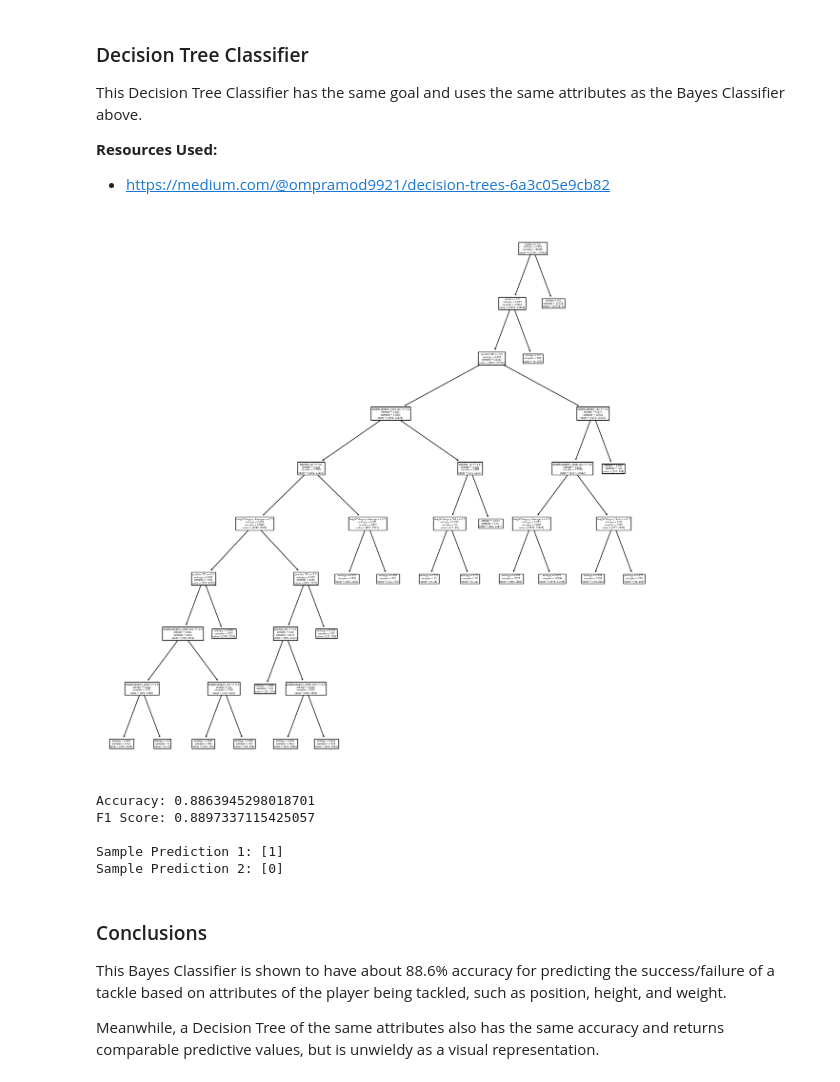
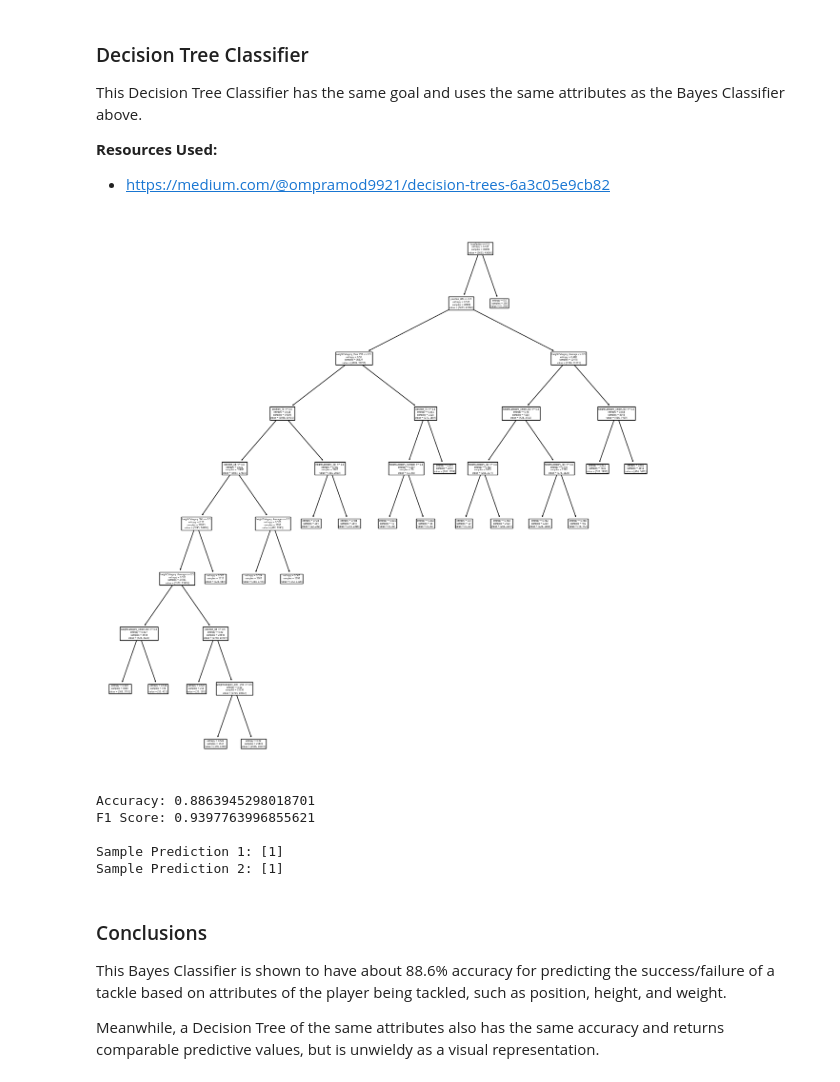
Before and after one commit to sesh9096/csci4502project, a Jupyter notebook: src/classifier_analysis.ipynb, the cells around one changed output. Cells and saved outputs as stored; diff of their text form; code cells hidden in the pictures.

Commit message:
Adjusted classifiers to use 'trueTackles' instead to account for incorrectly marked 'tackle'

```diff
--- a/src/classifier_analysis.ipynb
+++ b/src/classifier_analysis.ipynb
@@ -71,6 +71,15 @@ attributed_tackles = attributed_tackles.merge(players, left_on='ballCarrierId',
 attributed_tackles = attributed_tackles[['playId', 'tackle', 'assist', 'forcedFumble', 'pff_missedTackle',
                                          'ballCarrierId', 'ballCarrierDisplayName', 'height', 'weight',
                                          'position']]
+
+# Creating column for "true tackles", because:
+# In addition to basic tackles (marked as 'tackle'==1),
+# those marked as 'assist'==1 and 'tackle'==0
+# are actually tackles as well.
+attributed_tackles['trueTackle'] = np.where((attributed_tackles['tackle'] == 1) |
+                                            ((attributed_tackles['assist'] == 1) &
+                                             (attributed_tackles['tackle'] == 0)),
+                                             1, 0)
 
 # Viewing distribution of height/weight values
 attributed_tackles['weight'].min() # 153
@@ -130,13 +139,13 @@ attributed_tackles
 # %%
-final_subset = attributed_tackles[['tackle', 'assist', 'forcedFumble',
+final_subset = attributed_tackles[['forcedFumble', 'trueTackle',
                                    'position', 'heightCategory', 'weightCategory']]
 tree_final_subset = final_subset
 final_subset = pd.get_dummies(final_subset, columns=['position', 'heightCategory', 'weightCategory'])
 
 # Bayes Classifier
 
-x = final_subset.drop('tackle', axis=1)
-y = final_subset['tackle']
+x = final_subset.drop('trueTackle', axis=1)
+y = final_subset['trueTackle']
 
 x_train, x_test, y_train, y_test = train_test_split(
     x, y, test_size=0.33, random_state=125
@@ -153,9 +162,9 @@ f1_bayes = f1_score(y_pred_bayes, y_test, average="weighted")
 print("Accuracy:", accuracy_bayes)
 print("F1 Score:", f1_bayes)
 
-# Probability of a tackle given no assist, no forced fumble,
+# Probability of a tackle given no forced fumble,
 # position RB, average height, and weight between 200 and 250 pounds
-sample_pred_1 = {'assist': [0], 'forcedFumble': [0],
+sample_pred_1 = {'forcedFumble': [0],
                  'position_FB': [0], 'position_QB': [0], 'position_RB': [1],
                  'position_TE': [0], 'position_WR': [0],
                  'heightCategory_Average': [1], 'heightCategory_Short': [0], 'heightCategory_Tall': [0],
@@ -164,13 +173,13 @@ sample_pred_1 = {'assist': [0], 'forcedFumble': [0],
 sample_pred_df_1 = pd.DataFrame(data=sample_pred_1)
 print("\nSample Prediction 1:", bayes_model.predict(sample_pred_df_1))
 
-# Probability of a tackle given assist, no forced fumble,
-# position QB, average height, and weight between 200 and 250 pounds
-sample_pred_2 = {'assist': [1], 'forcedFumble': [0],
+# Probability of a tackle given forced fumble,
+# position QB, tall height, and weight over 250 pounds
+sample_pred_2 = {'forcedFumble': [1],
                  'position_FB': [0], 'position_QB': [1], 'position_RB': [0],
                  'position_TE': [0], 'position_WR': [0],
-                 'heightCategory_Average': [1], 'heightCategory_Short': [0], 'heightCategory_Tall': [0],
-                 'weightCategory_200 - 250': [1], 'weightCategory_Over 250': [0],
+                 'heightCategory_Average': [0], 'heightCategory_Short': [0], 'heightCategory_Tall': [1],
+                 'weightCategory_200 - 250': [0], 'weightCategory_Over 250': [1],
                  'weightCategory_Under 200': [0]}
 sample_pred_df_2 = pd.DataFrame(data=sample_pred_2)
 print("Sample Prediction 2:", bayes_model.predict(sample_pred_df_2))
@@ -190,21 +199,21 @@ This Decision Tree Classifier has the same goal and uses the same attributes as
 # %%
 from sklearn import tree
 from matplotlib import pyplot as plt
 
-tree_model = tree.DecisionTreeClassifier(criterion='entropy', max_depth=20, min_samples_leaf=4)
+tree_model = tree.DecisionTreeClassifier(criterion='entropy', max_depth=10, min_samples_leaf=4)
 tree_model.fit(x_train.values, y_train)
 
 y_pred_tree = tree_model.predict(x_test)
 
 fig, ax = plt.subplots(figsize=(15, 15))
-tree.plot_tree(tree_model, ax=ax, feature_names=['tackle', 'assist', 'position_FB', 'position_QB',
+tree.plot_tree(tree_model, ax=ax, feature_names=['trueTackle', 'position_FB', 'position_QB',
                                                  'position_RB', 'position_TE', 'position_WR',
                                                  'heightCategory_Average', 'heightCategory_Short',
                                                  'heightCategory_Tall', 'weightCategory_200 - 250',
                                                  'weightCategory_Over 250', 'weightCategory_Under 200'])
 plt.show()
 # %% [output]
-[figure, old version]
+[figure, new version]
 # %%
 accuracy_tree = accuracy_score(y_pred_tree, y_test)
 f1_tree = f1_score(y_pred_tree, y_test, average="weighted")
@@ -212,19 +221,19 @@ f1_tree = f1_score(y_pred_tree, y_test, average="weighted")
 print("Accuracy:", accuracy_tree)
 print("F1 Score:", f1_tree)
 
-# Probability of a tackle given no assist, no forced fumble,
+# Probability of a tackle given no forced fumble,
 # position RB, average height, and weight between 200 and 250 pounds
-print("\nSample Prediction 1:", tree_model.predict([[0, 0, 0, 0, 1, 0, 0, 1, 0, 0, 1, 0, 0]]))
+print("\nSample Prediction 1:", tree_model.predict([[0, 0, 0, 1, 0, 0, 1, 0, 0, 1, 0, 0]]))
 
-# Probability of a tackle given assist, no forced fumble,
-# position QB, average height, and weight between 200 and 250 pounds
-print("Sample Prediction 2:", tree_model.predict([[1, 0, 0, 1, 0, 0, 0, 1, 0, 0, 1, 0, 0]]))
+# Probability of a tackle given forced fumble,
+# position QB, tall height, and weight over 250 pounds
+print("Sample Prediction 2:", tree_model.predict([[1, 0, 1, 0, 0, 0, 0, 0, 1, 0, 1, 0]]))
 # %% [output]
 Accuracy: 0.8863945298018701
-F1 Score: 0.8897337115425057
+F1 Score: 0.9397763996855621
 
 Sample Prediction 1: [1]
-Sample Prediction 2: [0]
+Sample Prediction 2: [1]
 # %% [markdown]
 ### Conclusions
 
```
Also changed, not shown: parts of 4 cells of this notebook.
